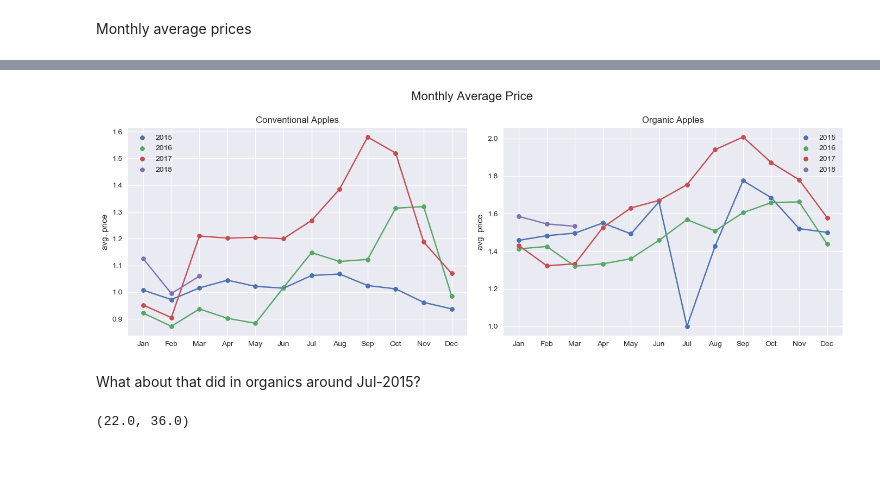
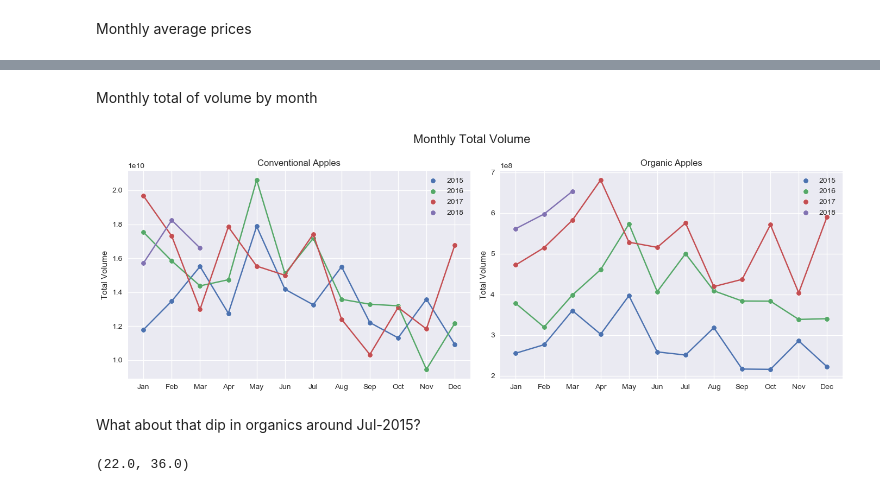
Before and after one commit to marcelomoraiscloser/apple_price, a Jupyter notebook: ApplePricePredictor.ipynb, the cells around one changed output, grey strips where cells are left out. Saved outputs shown, nothing was run; the diff lists cells and outputs as text; code cells hidden in the pictures; blank space fills up the shorter version.

```diff
--- a/ApplePricePredictor.ipynb
+++ b/ApplePricePredictor.ipynb
@@ -123,0 +192,19 @@ plt.show()
+# %%
+data_array = [weeks_15.values, weeks_16.values, weeks_17.values, weeks_18.values]
+
+# Create a single plot with all the data
+plt.figure(figsize=(10, 4))
+sns.set(font_scale=1.1)
+listOf_Xticks = np.arange(0, 55, 2)
+plt.xticks(listOf_Xticks)
+plt.title("Data distribution by Week")
+
+plt.bar(list(weeks_15.keys()), data_array[0], label='2015', color='black', alpha=0.9)
+bottom = data_array[0]
+for i in range(1, 5):
+    plt.bar(list(weeks_15.keys()), data_array[i], bottom=bottom, label=f'Dataset {i + 1}')
+    bottom += data_array[i]
+
+plt.legend(loc=1)
+plt.grid(True)
+plt.tight_layout()
@@ -232,38 +402,40 @@ Monthly average prices
+# %% [markdown]
+Monthly total of volume by month
 # %%
-def groupby_month(d): #Group by month and average the price
-    d_new = d.groupby('month')['average_price'].mean().reset_index()
+def groupby_month2(d): #Group by month and average the price
+    d_new = d.groupby('month')['total_volume'].sum().reset_index()
     months = ['Jan', 'Feb', 'Mar', 'Apr', 'May', 'Jun', 'Jul', 'Aug', 'Sep', 'Oct', 'Nov', 'Dec']
     d_new['month'] = d_new['month'].apply(lambda x: months[x - 1])
     return d_new #Returns list of average prices for each month
 
-def grafico_fixe(d): #escolham um melhor nome pls
+def grafico_fixe2(d): #escolham um melhor nome pls
     years = d['year'].unique()
     for year in years:
-        provisoria = groupby_month(d[d['year']==year])
-        sns.scatterplot(x=provisoria['month'], y=provisoria['average_price'], label=year)
-        plt.plot(provisoria['month'], provisoria['average_price'])
+        provisoria = groupby_month2(d[d['year']==year])
+        sns.scatterplot(x=provisoria['month'], y=provisoria['total_volume'], label=year)
+        plt.plot(provisoria['month'], provisoria['total_volume'])
 # %%
 plt.figure(figsize=(14, 5))
-plt.suptitle('Monthly Average Price', fontsize=16)
+plt.suptitle('Monthly Total Volume', fontsize=16)
 
 plt.subplot(1, 2, 1) #1st plot
-grafico_fixe(df_conv)
+grafico_fixe2(df_conv)
 plt.xlabel('')
-plt.ylabel('avg. price')
+plt.ylabel('Total Volume')
 plt.title('Conventional Apples')
-plt.legend(loc='upper left')
+plt.legend()
 
 plt.subplot(1, 2, 2) #2nd plot
-grafico_fixe(df_org)
+grafico_fixe2(df_org)
 plt.xlabel('')
-plt.ylabel('avg. price')
+plt.ylabel('Total Volume')
 plt.title('Organic Apples')
-plt.legend()
+plt.legend(loc='upper right')
 plt.tight_layout()
 # %% [output]
-[figure, old version]
+[figure, new version]
 # %% [markdown]
-What about that did in organics around Jul-2015?
+What about that dip in organics around Jul-2015?
 # %%
 provisoria = df_org[df_org['year']==2015]
 plt.figure(figsize=(4, 2))
```
Also changed, not shown: parts of 8 cells of this notebook.
